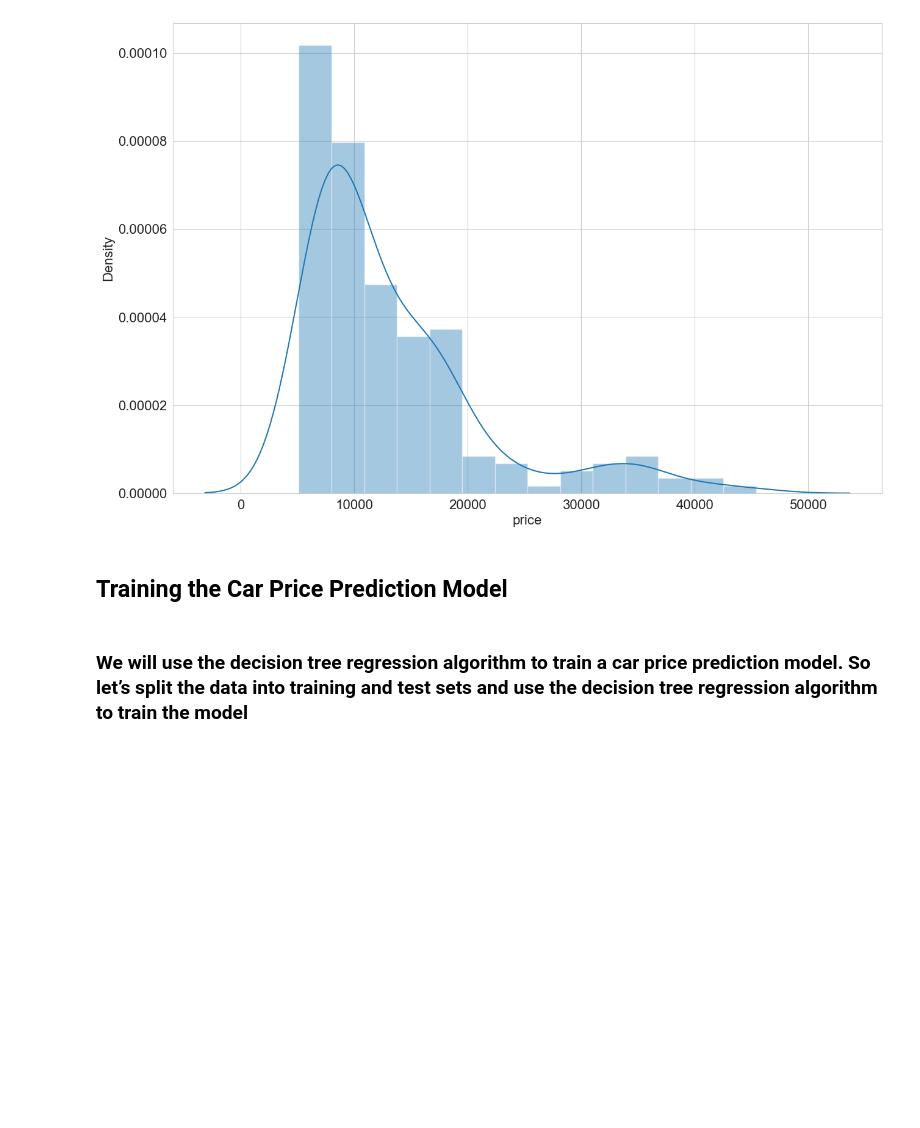
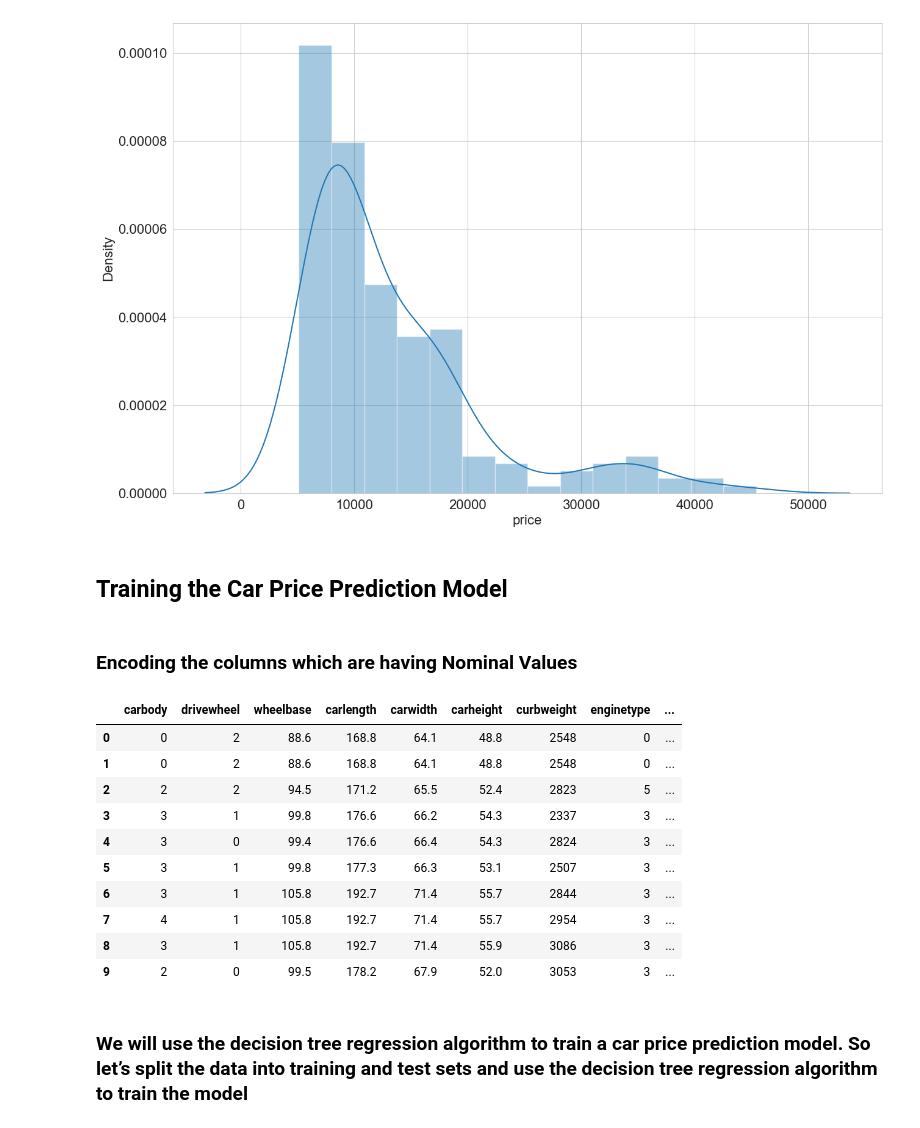
Before and after one commit to Gokul9404/OIBSIP, a Jupyter notebook: Task_3/task_3.ipynb, the cells around one changed output. Cells and saved outputs as stored; diff of their text form; code cells hidden in the pictures; blank space fills up the shorter version.

```diff
--- a/Task_3/Oasis task 3.ipynb
+++ b/Task_3/task_3.ipynb
@@ -220,7 +220,7 @@ plt.show()
 [figure]
 # %%
 # Removing those columns that have low corelation value with price
-New_data = data.drop(columns = ['car_ID','boreratio','fueltype','fuelsystem','boreratio','stroke',
+New_data = data.drop(columns = ['symboling', 'CarName', 'car_ID','boreratio','fueltype','fuelsystem','boreratio','stroke',
                 'compressionratio',
                 'enginelocation', 'aspiration', 'doornumber',])
 New_data.columns
@@ -255,3 +254,5 @@ plt.show()
 [figure]
 # %% [markdown]
 ## Training the Car Price Prediction Model
+# %% [markdown]
+### Encoding the columns which are having Nominal Values
@@ -258,2 +265,16 @@ plt.show()
+# %%
+New_data.head(10)
+# %% [output]
+|  | carbody | drivewheel | wheelbase | carlength | carwidth | carheight | curbweight | enginetype | ... |
+| 0 | 0 | 2 | 88.6 | 168.8 | 64.1 | 48.8 | 2548 | 0 | ... |
+| 1 | 0 | 2 | 88.6 | 168.8 | 64.1 | 48.8 | 2548 | 0 | ... |
+| 2 | 2 | 2 | 94.5 | 171.2 | 65.5 | 52.4 | 2823 | 5 | ... |
+| 3 | 3 | 1 | 99.8 | 176.6 | 66.2 | 54.3 | 2337 | 3 | ... |
+| 4 | 3 | 0 | 99.4 | 176.6 | 66.4 | 54.3 | 2824 | 3 | ... |
+| 5 | 3 | 1 | 99.8 | 177.3 | 66.3 | 53.1 | 2507 | 3 | ... |
+| 6 | 3 | 1 | 105.8 | 192.7 | 71.4 | 55.7 | 2844 | 3 | ... |
+| 7 | 4 | 1 | 105.8 | 192.7 | 71.4 | 55.7 | 2954 | 3 | ... |
+| 8 | 3 | 1 | 105.8 | 192.7 | 71.4 | 55.9 | 3086 | 3 | ... |
+| 9 | 2 | 0 | 99.5 | 178.2 | 67.9 | 52.0 | 3053 | 3 | ... |
 # %% [markdown]
 ### We will use the decision tree regression algorithm to train a car price prediction model. So let’s split the data into training and test sets and use the decision tree regression algorithm to train the model
```
Also changed, not shown: parts of 13 cells of this notebook, 1 other file.
